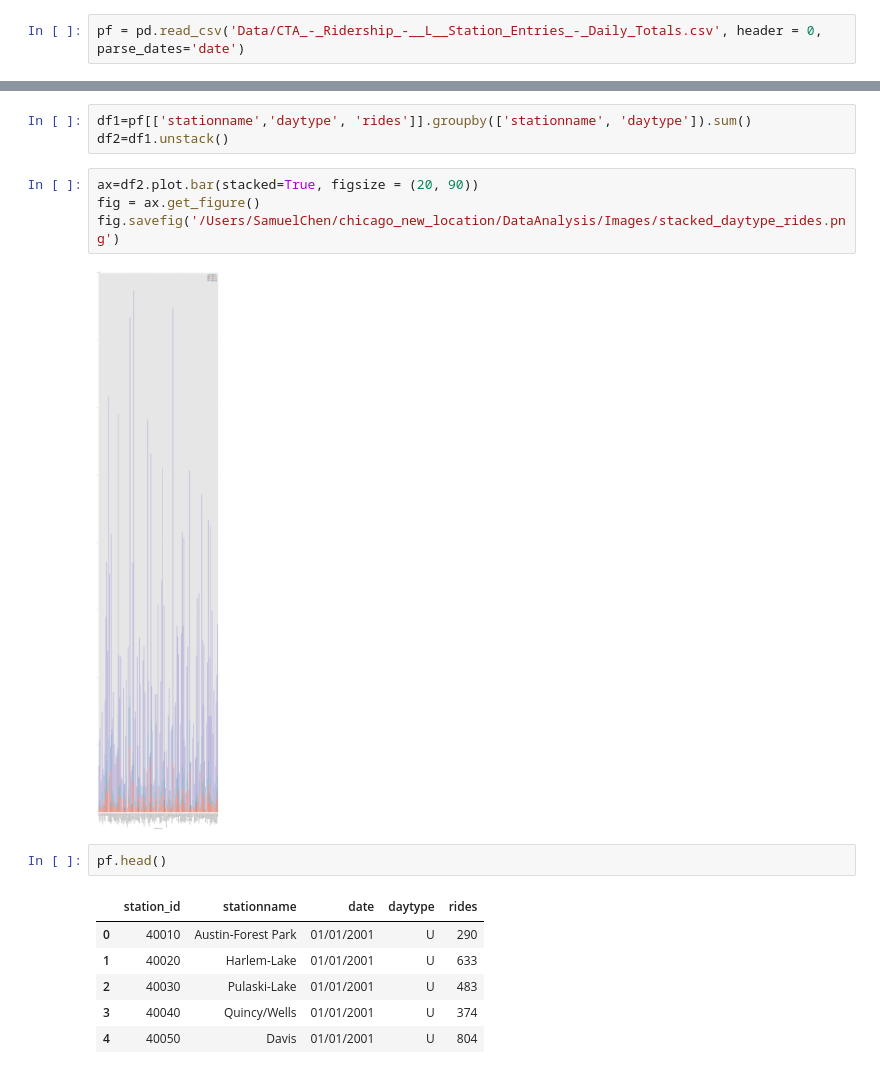
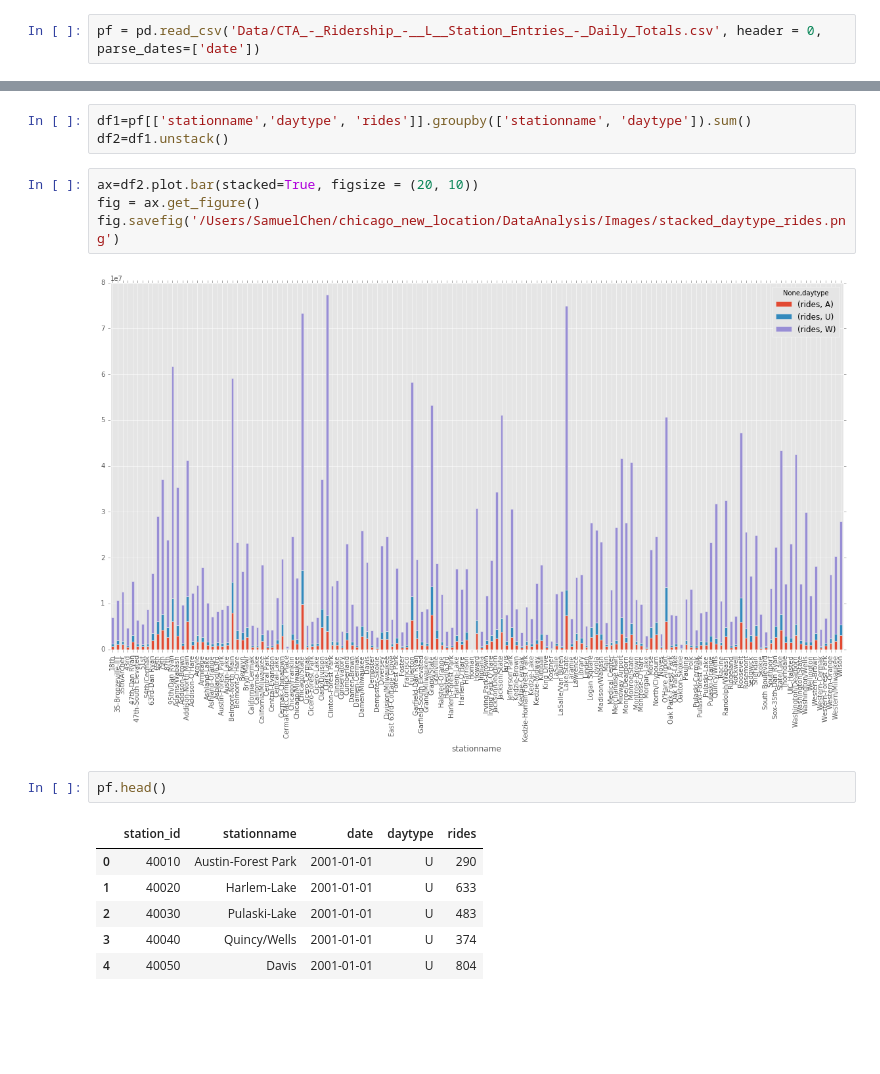
Before and after one commit to schen91020/chicago_new_location, a Jupyter notebook: DataAnalysis/Chicago_New_Location.ipynb, the cells around one changed output, grey strips where cells are left out. Saved outputs shown, nothing was run; the diff lists cells and outputs as text; blank space fills up the shorter version.

```diff
--- a/DataAnalysis/Chicago_New_Location.ipynb
+++ b/DataAnalysis/Chicago_New_Location.ipynb
@@ -5,7 +5,7 @@ import matplotlib
 matplotlib.style.use('ggplot')
 %matplotlib inline
 # %%
-pf = pd.read_csv('Data/CTA_-_Ridership_-__L__Station_Entries_-_Daily_Totals.csv', header = 0, parse_dates='date')
+pf = pd.read_csv('Data/CTA_-_Ridership_-__L__Station_Entries_-_Daily_Totals.csv', header = 0, parse_dates=['date'])
 # %%
 pf.head()
 # %% [output]
@@ -152,18 +142,18 @@ fig.savefig('/Users/SamuelChen/chicago_new_location/DataAnalysis/Images/box_dayt
 df1=pf[['stationname','daytype', 'rides']].groupby(['stationname', 'daytype']).sum()
 df2=df1.unstack()
 # %%
-ax=df2.plot.bar(stacked=True, figsize = (20, 90))
+ax=df2.plot.bar(stacked=True, figsize = (20, 10))
 fig = ax.get_figure()
 fig.savefig('/Users/SamuelChen/chicago_new_location/DataAnalysis/Images/stacked_daytype_rides.png')
 # %% [output]
-[figure, old version]
+[figure, new version]
 # %%
 pf.head()
 # %% [output]
 |  | station_id | stationname | date | daytype | rides |
-| 0 | 40010 | Austin-Forest Park | 01/01/2001 | U | 290 |
-| 1 | 40020 | Harlem-Lake | 01/01/2001 | U | 633 |
-| 2 | 40030 | Pulaski-Lake | 01/01/2001 | U | 483 |
-| 3 | 40040 | Quincy/Wells | 01/01/2001 | U | 374 |
-| 4 | 40050 | Davis | 01/01/2001 | U | 804 |
+| 0 | 40010 | Austin-Forest Park | 2001-01-01 | U | 290 |
+| 1 | 40020 | Harlem-Lake | 2001-01-01 | U | 633 |
+| 2 | 40030 | Pulaski-Lake | 2001-01-01 | U | 483 |
+| 3 | 40040 | Quincy/Wells | 2001-01-01 | U | 374 |
+| 4 | 40050 | Davis | 2001-01-01 | U | 804 |
 # %%
```
Also changed, not shown: parts of 9 cells of this notebook, 32 other files.
